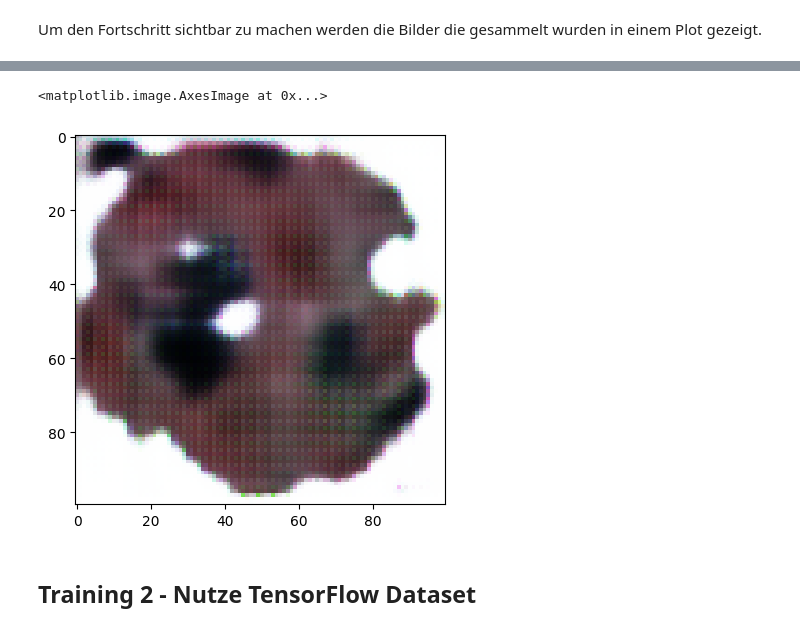
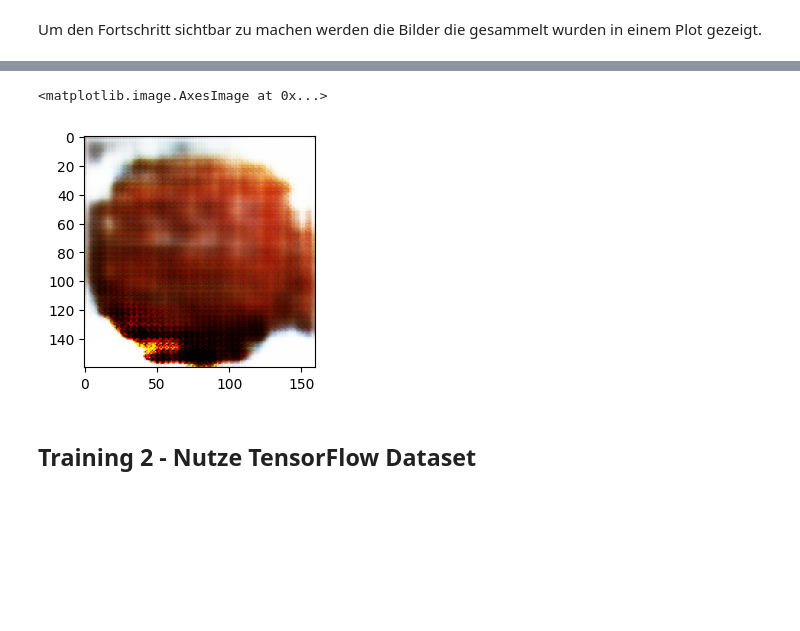
Before and after one commit to as8345s/GenAI_LangChain_Content, a Jupyter notebook: GAN/GAN-CNN.ipynb, the cells around one changed output, grey strips where cells are left out. Saved outputs shown, nothing was run; the diff lists cells and outputs as text; code cells hidden in the pictures; blank space fills up the shorter version.

```diff
--- a/GAN/GAN-CNN.ipynb
+++ b/GAN/GAN-CNN.ipynb
@@ -108,19 +108,19 @@ def create_generator(img_dim:int=125):
     # Transpose # 1
     # filters: Anzahl Filter, um Features zu erkennen. kernel_size: Größe Filter. padding: Art des Paddings, siehe Dok.
     # Strides: Schrittweite des Filters.
-    model.add(tf.keras.layers.Conv2DTranspose(filters=128, kernel_size=(4,4),  padding='same', use_bias=False))
+    model.add(tf.keras.layers.Conv2DTranspose(filters=128, kernel_size=(5,5),  padding='same', use_bias=False))
     model.add(tf.keras.layers.BatchNormalization())
     model.add(tf.keras.layers.LeakyReLU())  # TensorShape([1, 25, 25, 256])
     # Transpose # 2
-    model.add(tf.keras.layers.Conv2DTranspose(filters=70, kernel_size=(4,4), strides=(2,2), padding='same', use_bias=False))
+    model.add(tf.keras.layers.Conv2DTranspose(filters=70, kernel_size=(5,5), strides=(2,2), padding='same', use_bias=False))
     model.add(tf.keras.layers.BatchNormalization())
     model.add(tf.keras.layers.LeakyReLU())  # TensorShape([1, 10, 10, 70])
     # Transpose # 3
-    model.add(tf.keras.layers.Conv2DTranspose(filters=60, kernel_size=(4,4), strides=(2,2), padding='same', use_bias=False))
+    model.add(tf.keras.layers.Conv2DTranspose(filters=60, kernel_size=(5,5), strides=(2,2), padding='same', use_bias=False))
     model.add(tf.keras.layers.BatchNormalization())
     model.add(tf.keras.layers.LeakyReLU())  # TensorShape([1, 20, 20, 60])
     # Transpose # 4
-    model.add(tf.keras.layers.Conv2DTranspose(filters=40, kernel_size=(4,4), strides=(2,2), padding='same', use_bias=False))
+    model.add(tf.keras.layers.Conv2DTranspose(filters=40, kernel_size=(5,5), strides=(2,2), padding='same', use_bias=False))
     model.add(tf.keras.layers.BatchNormalization())
     model.add(tf.keras.layers.LeakyReLU())    # TensorShape([1, 40, 40, 40])
     # Transpose # 5
@@ -229,7 +229,7 @@ Es gibt verschiedene Arten von GANs wie z. B. Wasserstein-GAN das bessere Ergebn
 Danach erstellen wir das GAN-Netzwerk und trainieren es. Es gibt einige Möglichkeiten dies zu tun. Die unteren Beispiele Zeigen einige Routinen die nach Bedarf weiter angepasst werden können.
 # %%
 # Erstelle Modelle.
-generator     = create_generator()
+generator     = create_generator(noise_dim)
 discriminator = create_discriminator()
 # %%
 # Kompiliere Modelle.
@@ -350,7 +350,8 @@ for i in range(len(generated_img)):
 # %%
 # Generiere ein Bild.
-noise = np.random.normal(0, 1, (1, 125))
+noise = np.random.normal(0, 1, (1, noise_dim))
 fake_img = generator.predict(noise)
 generated_image = (fake_img * 127.5 + 127.5).astype(np.uint8)
+plt.figure(figsize=(3,3))
 plt.imshow(generated_image[0])
 # %% [output]
@@ -358,5 +359,5 @@ plt.imshow(generated_image[0])
 <matplotlib.image.AxesImage at 0x...>
-[figure, old version]
+[figure, new version]
 # %% [markdown]
 <h2>Training 2 - Nutze TensorFlow Dataset</h2>
 # %% [markdown]
```
Also changed, not shown: parts of 28 cells of this notebook, 3 other files.
